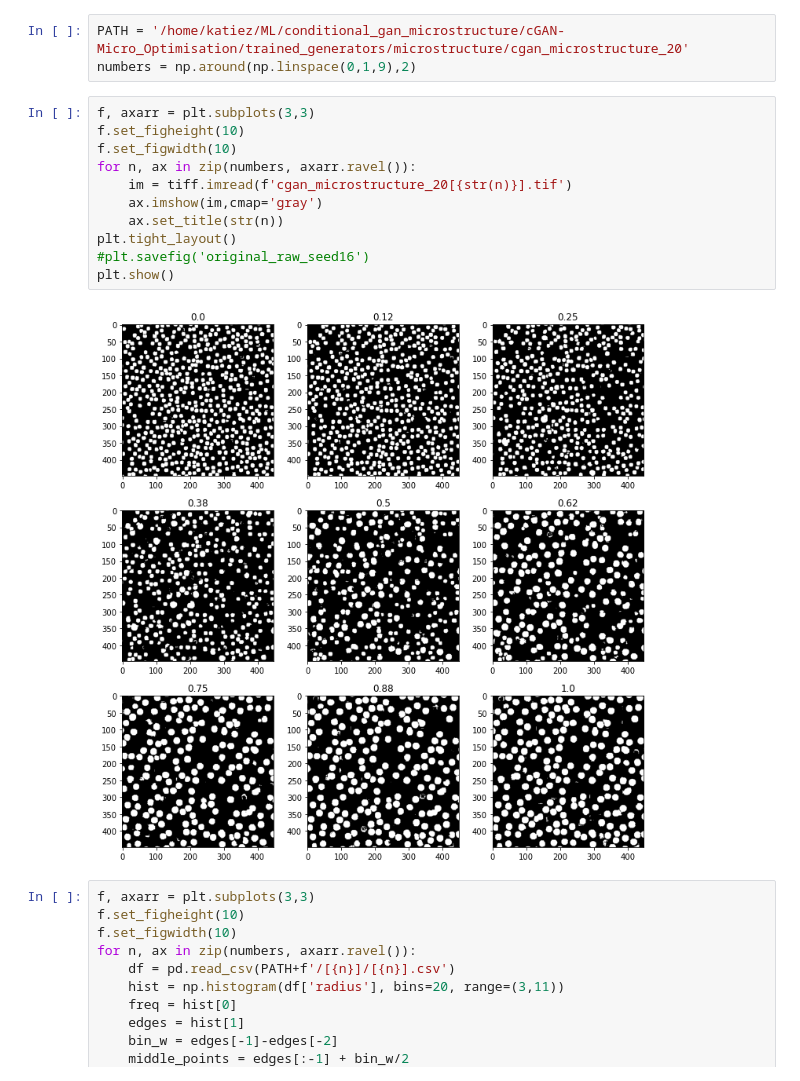
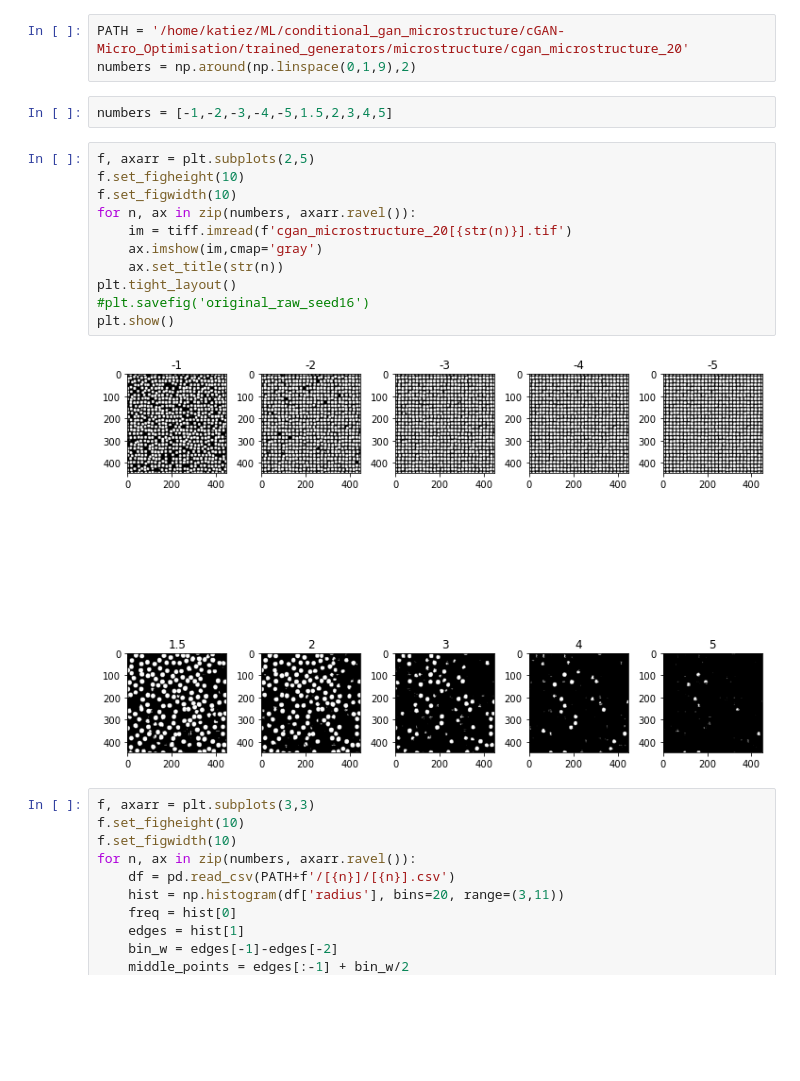
Before and after one commit to katiezzzzz/Gantastic, a Jupyter notebook: conditional_gan_microstructure/cGAN-Micro_Optimisation/trained_generators/microstructure/cgan_microstructure_20/view_images.ipynb, the cells around one changed output. Cells and saved outputs as stored; diff of their text form; blank space fills up the shorter version.

```diff
--- a/conditional_gan_microstructure/cGAN-Micro_Optimisation/trained_generators/microstructure/cgan_microstructure_20/view_images.ipynb
+++ b/conditional_gan_microstructure/cGAN-Micro_Optimisation/trained_generators/microstructure/cgan_microstructure_20/view_images.ipynb
@@ -6,19 +6,21 @@ import pandas as pd
 # %%
 PATH = '/home/katiez/ML/conditional_gan_microstructure/cGAN-Micro_Optimisation/trained_generators/microstructure/cgan_microstructure_20'
 numbers = np.around(np.linspace(0,1,9),2)
+# %%
+numbers = [-1,-2,-3,-4,-5,1.5,2,3,4,5]
 # %%
-f, axarr = plt.subplots(3,3)
+f, axarr = plt.subplots(2,5)
 f.set_figheight(10)
 f.set_figwidth(10)
 for n, ax in zip(numbers, axarr.ravel()):
     im = tiff.imread(f'cgan_microstructure_20[{str(n)}].tif')
     ax.imshow(im,cmap='gray')
     ax.set_title(str(n))
 plt.tight_layout()
 #plt.savefig('original_raw_seed16')
 plt.show()
 # %% [output]
-[figure, old version]
+[figure, new version]
 # %%
 f, axarr = plt.subplots(3,3)
 f.set_figheight(10)
```
Also changed, not shown: 1 other file.
